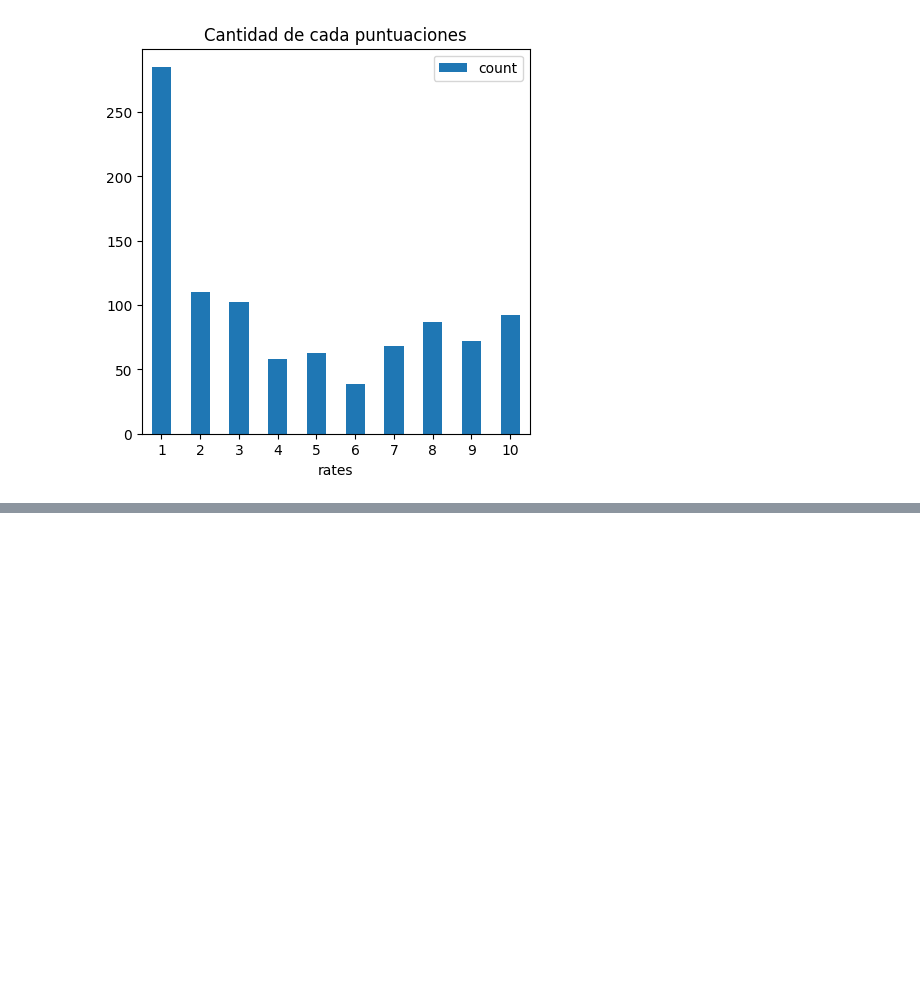
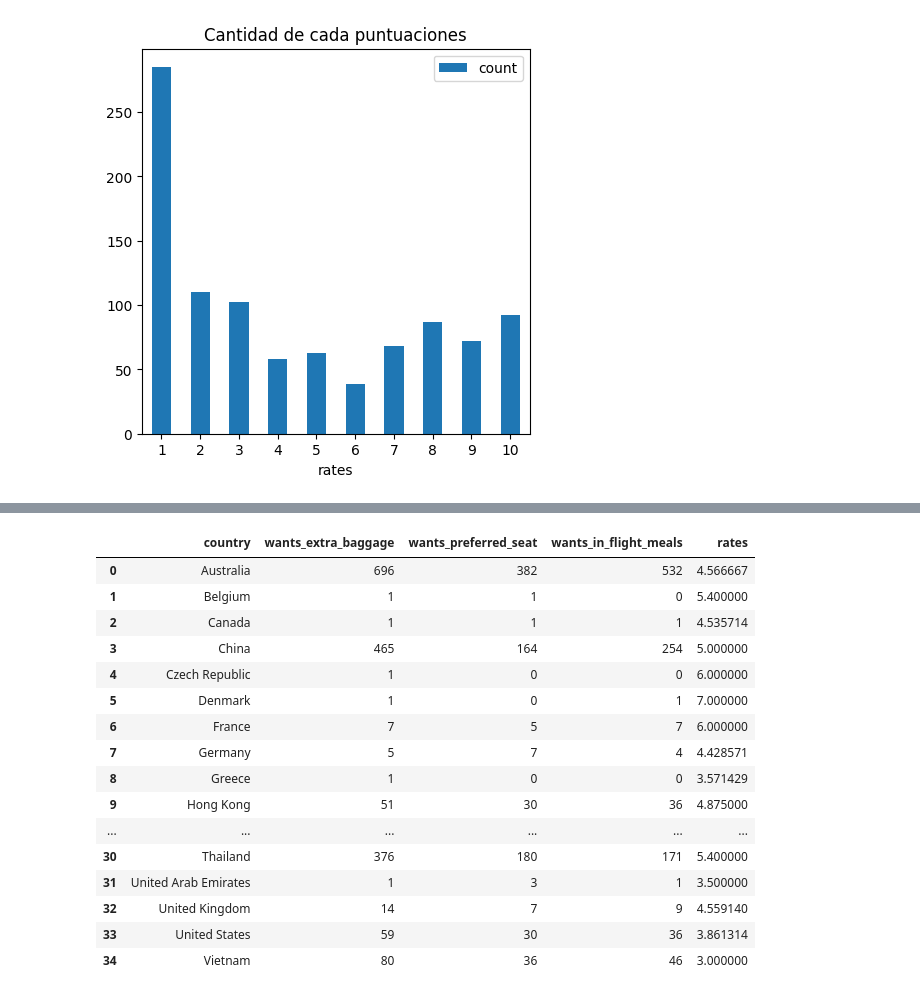
Before and after one commit to agalarza768/TP1-Orga_de_datos, a Jupyter notebook: TP_Orga.ipynb, the cells around one changed output, grey strips where cells are left out. Drawn from its saved outputs; the diff is of its cells as text; code cells hidden in the pictures; blank space fills up the shorter version.

```diff
--- a/TP_Orga.ipynb
+++ b/TP_Orga.ipynb
@@ -374,0 +392,5 @@ plt.show()
+# %%
+extra_baggage_country = filtered_airways_data[['booking_origin','wants_extra_baggage','wants_preferred_seat','wants_in_flight_meals']].groupby('booking_origin').agg('sum')
+extra_baggage_country = extra_baggage_country.reset_index()
+extra_baggage_country.rename(columns={'booking_origin':'country'}, inplace=True)
+extra_baggage_country
@@ -374,0 +415,24 @@ plt.show()
+# %%
+countries_rates = rates_country[['country','rates']].groupby('country').agg('mean')
+countries_rates = foo.reset_index().loc[:,['country','rates']]
+# %%
+countries_data_service = extra_baggage_country.merge(countries_rates, on='country')
+countries_data_service
+# %% [output]
+|  | country | wants_extra_baggage | wants_preferred_seat | wants_in_flight_meals | rates |
+| 0 | Australia | 696 | 382 | 532 | 4.566667 |
+| 1 | Belgium | 1 | 1 | 0 | 5.400000 |
+| 2 | Canada | 1 | 1 | 1 | 4.535714 |
+| 3 | China | 465 | 164 | 254 | 5.000000 |
+| 4 | Czech Republic | 1 | 0 | 0 | 6.000000 |
+| 5 | Denmark | 1 | 0 | 1 | 7.000000 |
+| 6 | France | 7 | 5 | 7 | 6.000000 |
+| 7 | Germany | 5 | 7 | 4 | 4.428571 |
+| 8 | Greece | 1 | 0 | 0 | 3.571429 |
+| 9 | Hong Kong | 51 | 30 | 36 | 4.875000 |
+| ... | ... | ... | ... | ... | ... |
+| 30 | Thailand | 376 | 180 | 171 | 5.400000 |
+| 31 | United Arab Emirates | 1 | 3 | 1 | 3.500000 |
+| 32 | United Kingdom | 14 | 7 | 9 | 4.559140 |
+| 33 | United States | 59 | 30 | 36 | 3.861314 |
+| 34 | Vietnam | 80 | 36 | 46 | 3.000000 |
```
Also changed, not shown: parts of 2 cells of this notebook.
